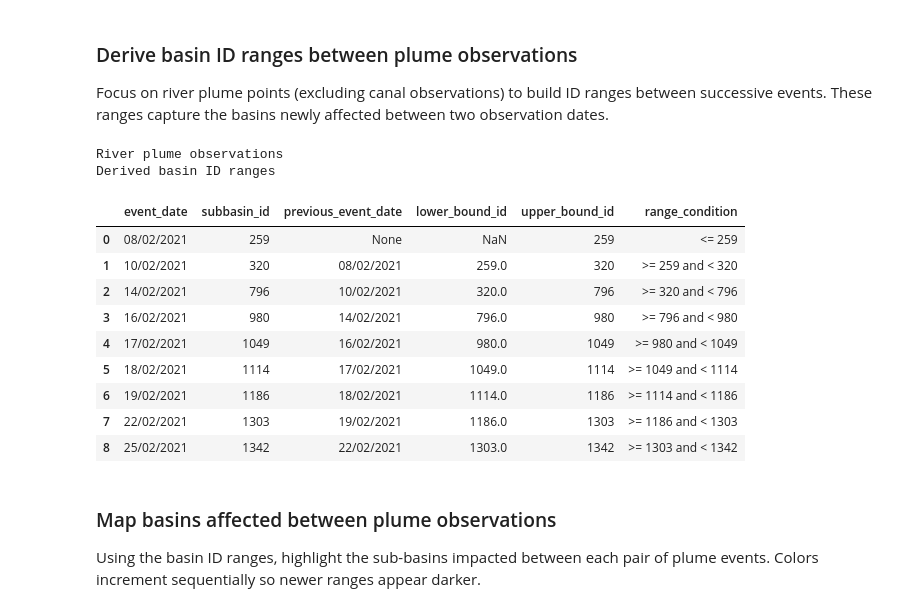
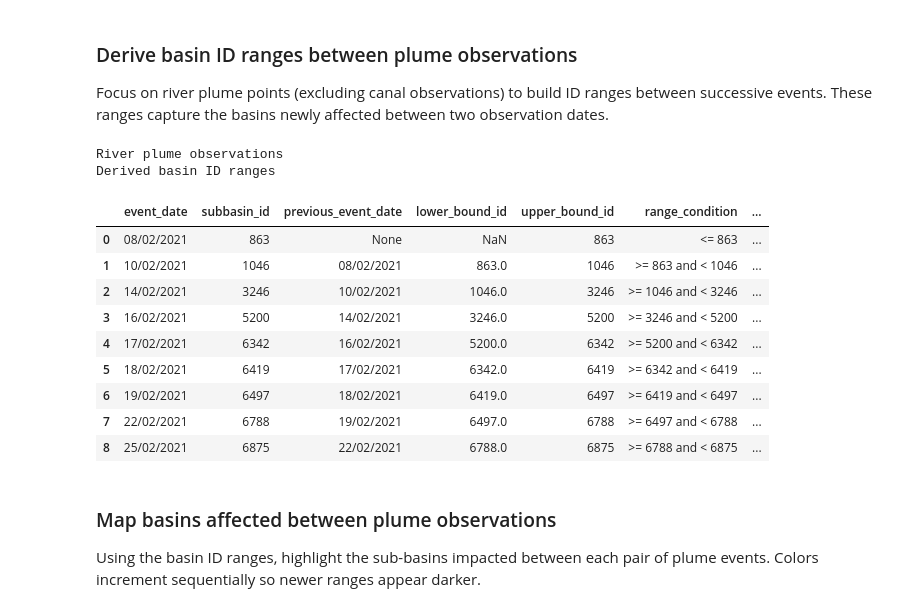
Before and after one commit to LSDtopotools/lsdstreamburn, a Jupyter notebook: population_basins/get_affected_population_area.ipynb, the cells around one changed output. Cells and saved outputs as stored; diff of their text form; code cells hidden in the pictures.

```diff
--- a/population_basins/get_affected_population_area.ipynb
+++ b/population_basins/get_affected_population_area.ipynb
@@ -27,7 +28,7 @@ from matplotlib.lines import Line2D
 # %%
 # Update these paths if your directory layout is different
-DATA_DIR = Path("population data")
-SUBBASIN_PATH = DATA_DIR / "SubBasin_Area.tif"
+DATA_DIR = Path("population_data")
+SUBBASIN_PATH = DATA_DIR / "Chamoli_fullbasin_flowline" /  "WaterShed.tif"
 COMMAND_MASK_PATH = DATA_DIR / "combined_command_area_mask_EPSG4326_90m.tif"
 
 SUBBASIN_PATH, COMMAND_MASK_PATH
@@ -117,18 +118,22 @@ Selected basins: 360 total
 ## Convert selected basins to polygons
 `rasterio.features.shapes` vectorizes contiguous pixel regions. We keep only shapes whose value corresponds to the selected basin IDs and store the overlap status for plotting.
 # %%
-with rasterio.open(SUBBASIN_PATH) as src:
-    raster_arr = src.read(1)
-    transform = src.transform
+raster_arr = subbasins.data
+transform = subbasins.rio.transform()
+
+valid_mask = (~np.isnan(raster_arr)) & (raster_arr > 0)
+valid_mask &= raster_arr != BASIN_NODATA_VALUE
+selected_mask = valid_mask & np.isin(raster_arr, selected_ids)
 
 geoms = []
 status_lookup = selected["status"].to_dict()
 
-for geom, basin_val in shapes(raster_arr, mask=np.isin(raster_arr, selected_ids), transform=transform):
+for geom, basin_val in shapes(raster_arr, mask=selected_mask, transform=transform):
+    basin_val = int(basin_val)
     if basin_val in status_lookup:
         geoms.append({
             "geometry": shape(geom),
-            "basin_id": int(basin_val),
+            "basin_id": basin_val,
             "status": status_lookup[basin_val]
         })
 
@@ -418,43 +419,47 @@ river_ranges = []
 prev_id = None
 prev_date = None
 for _, row in river_points.iterrows():
     current_id = row["subbasin_id"]
     current_date = row["event_date"]
     if prev_id is None:
         range_desc = f"<= {current_id}"
         lower_bound = None
     else:
         range_desc = f">= {prev_id} and < {current_id}"
         lower_bound = prev_id
     river_ranges.append({
         "event_date": current_date,
         "subbasin_id": current_id,
         "previous_event_date": prev_date,
         "lower_bound_id": lower_bound,
         "upper_bound_id": current_id,
         "range_condition": range_desc,
     })
     prev_id = current_id
     prev_date = current_date
 
 river_ranges_df = pd.DataFrame(river_ranges)
+event_dates = pd.to_datetime(river_ranges_df["event_date"], errors="coerce", dayfirst=True)
+river_ranges_df["event_date_label"] = event_dates.dt.strftime("%b %d").str.replace(" 0", " ", regex=False)
+prev_dates = pd.to_datetime(river_ranges_df["previous_event_date"], errors="coerce", dayfirst=True)
+river_ranges_df["previous_event_date_label"] = prev_dates.dt.strftime("%b %d").str.replace(" 0", " ", regex=False)
 print("River plume observations")
 river_points[["event_date", "location_type", "subbasin_id"]]
 print("Derived basin ID ranges")
 river_ranges_df
 # %% [output]
 River plume observations
 Derived basin ID ranges
-|  | event_date | subbasin_id | previous_event_date | lower_bound_id | upper_bound_id | range_condition |
-| 0 | 08/02/2021 | 259 | None | NaN | 259 | <= 259 |
-| 1 | 10/02/2021 | 320 | 08/02/2021 | 259.0 | 320 | >= 259 and < 320 |
-| 2 | 14/02/2021 | 796 | 10/02/2021 | 320.0 | 796 | >= 320 and < 796 |
-| 3 | 16/02/2021 | 980 | 14/02/2021 | 796.0 | 980 | >= 796 and < 980 |
-| 4 | 17/02/2021 | 1049 | 16/02/2021 | 980.0 | 1049 | >= 980 and < 1049 |
-| 5 | 18/02/2021 | 1114 | 17/02/2021 | 1049.0 | 1114 | >= 1049 and < 1114 |
-| 6 | 19/02/2021 | 1186 | 18/02/2021 | 1114.0 | 1186 | >= 1114 and < 1186 |
-| 7 | 22/02/2021 | 1303 | 19/02/2021 | 1186.0 | 1303 | >= 1186 and < 1303 |
-| 8 | 25/02/2021 | 1342 | 22/02/2021 | 1303.0 | 1342 | >= 1303 and < 1342 |
+|  | event_date | subbasin_id | previous_event_date | lower_bound_id | upper_bound_id | range_condition | ... |
+| 0 | 08/02/2021 | 863 | None | NaN | 863 | <= 863 | ... |
+| 1 | 10/02/2021 | 1046 | 08/02/2021 | 863.0 | 1046 | >= 863 and < 1046 | ... |
+| 2 | 14/02/2021 | 3246 | 10/02/2021 | 1046.0 | 3246 | >= 1046 and < 3246 | ... |
+| 3 | 16/02/2021 | 5200 | 14/02/2021 | 3246.0 | 5200 | >= 3246 and < 5200 | ... |
+| 4 | 17/02/2021 | 6342 | 16/02/2021 | 5200.0 | 6342 | >= 5200 and < 6342 | ... |
+| 5 | 18/02/2021 | 6419 | 17/02/2021 | 6342.0 | 6419 | >= 6342 and < 6419 | ... |
+| 6 | 19/02/2021 | 6497 | 18/02/2021 | 6419.0 | 6497 | >= 6419 and < 6497 | ... |
+| 7 | 22/02/2021 | 6788 | 19/02/2021 | 6497.0 | 6788 | >= 6497 and < 6788 | ... |
+| 8 | 25/02/2021 | 6875 | 22/02/2021 | 6788.0 | 6875 | >= 6788 and < 6875 | ... |
 # %% [markdown]
 ### Map basins affected between plume observations
 Using the basin ID ranges, highlight the sub-basins impacted between each pair of plume events. Colors increment sequentially so newer ranges appear darker.
```
Also changed, not shown: parts of 21 cells of this notebook, 1 other file.
